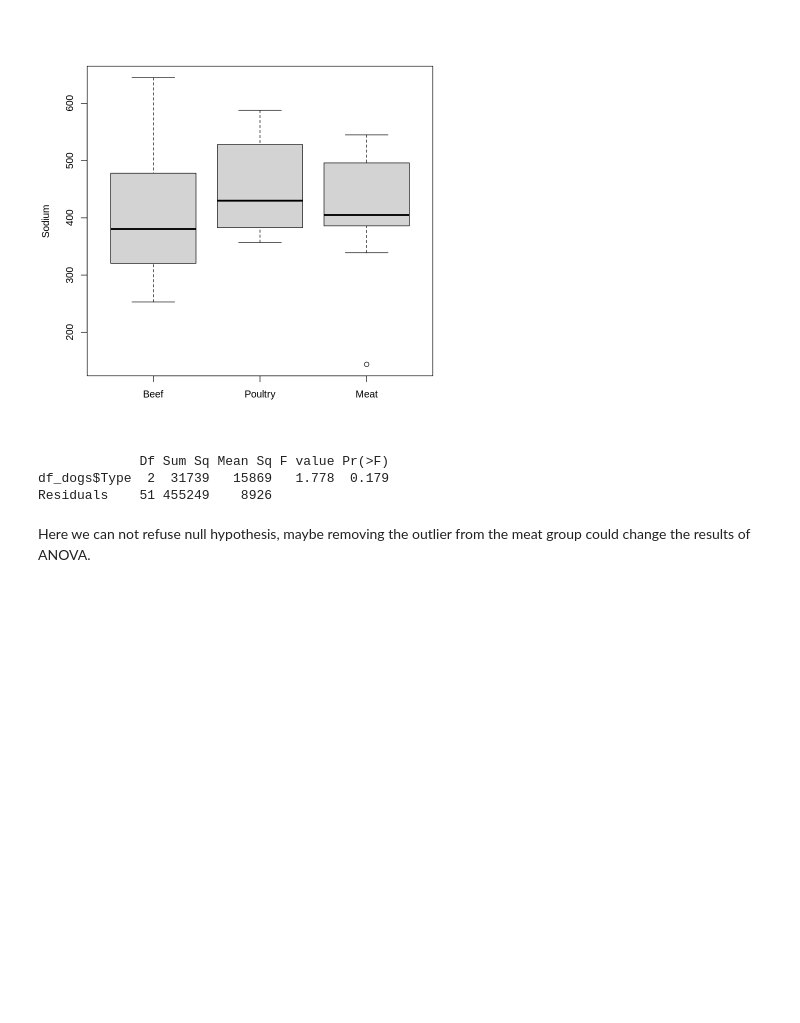
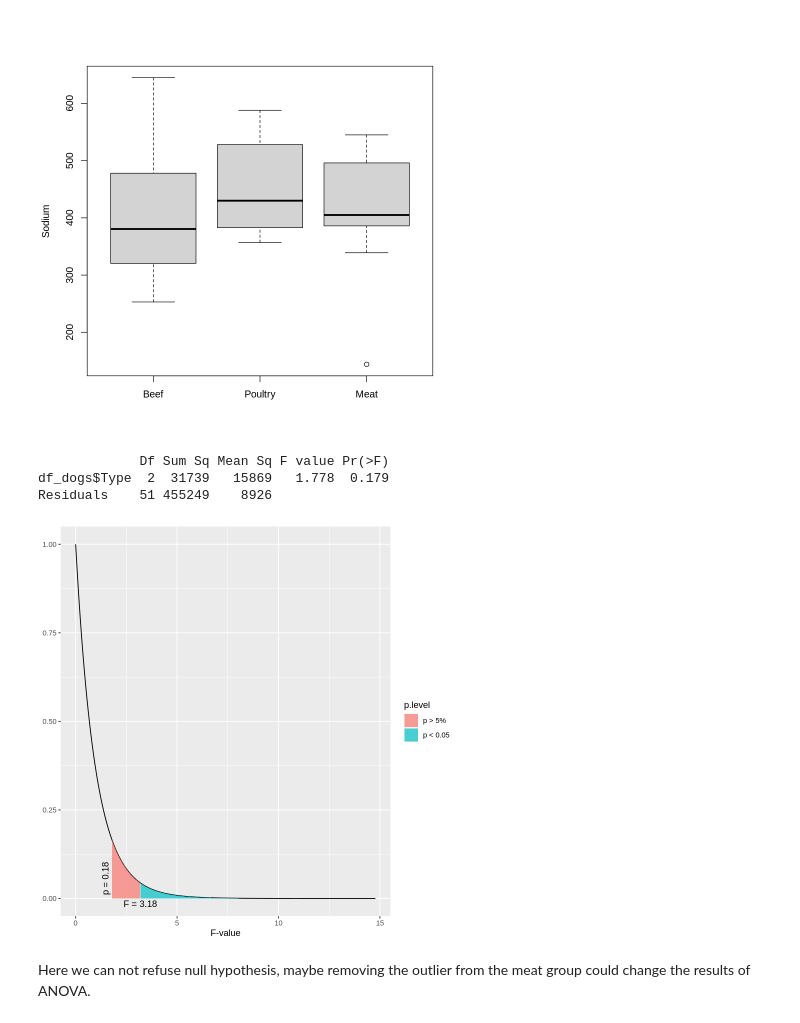
Before and after one commit to kamclar/statisticka_analyza_dat_cviceni, a Jupyter notebook: Lesson_08.ipynb, the cells around one changed output. Saved outputs shown, nothing was run; the diff lists cells and outputs as text; code cells hidden in the pictures; blank space fills up the shorter version.

```diff
--- a/Lesson_08.ipynb
+++ b/Lesson_08.ipynb
@@ -343,12 +362,18 @@ boxplot(
 # %% [output]
 [figure]
 # %%
-
-summary(aov(df_dogs$Sodium ~ df_dogs$Type))
+test_sum <- summary(aov(df_dogs$Sodium ~ df_dogs$Type))
+test_sum
 # %% [output]
              Df Sum Sq Mean Sq F value Pr(>F)
 df_dogs$Type  2  31739   15869   1.778  0.179
 Residuals    51 455249    8926
+# %%
+Fe <- test_sum[[1]][1,4]
+# %%
+dist_f(f=Fe, deg.f1=2, deg.f2=51)
+# %% [output]
+[figure, added]
 # %% [markdown]
 Here we can not refuse null hypothesis, maybe removing the outlier from the meat group could change the results of ANOVA.
 # %%
```
Also changed, not shown: parts of 18 cells of this notebook.
